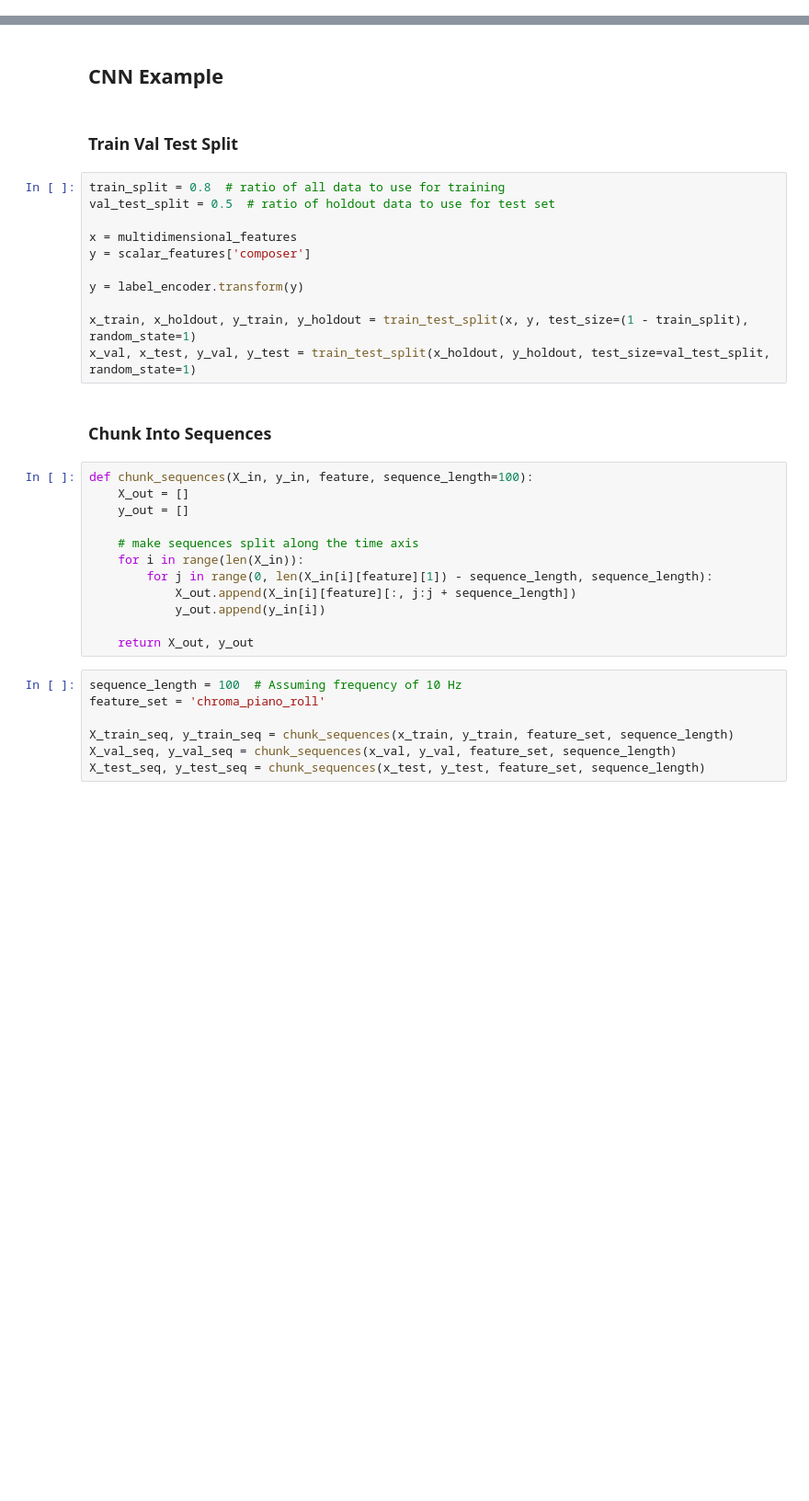
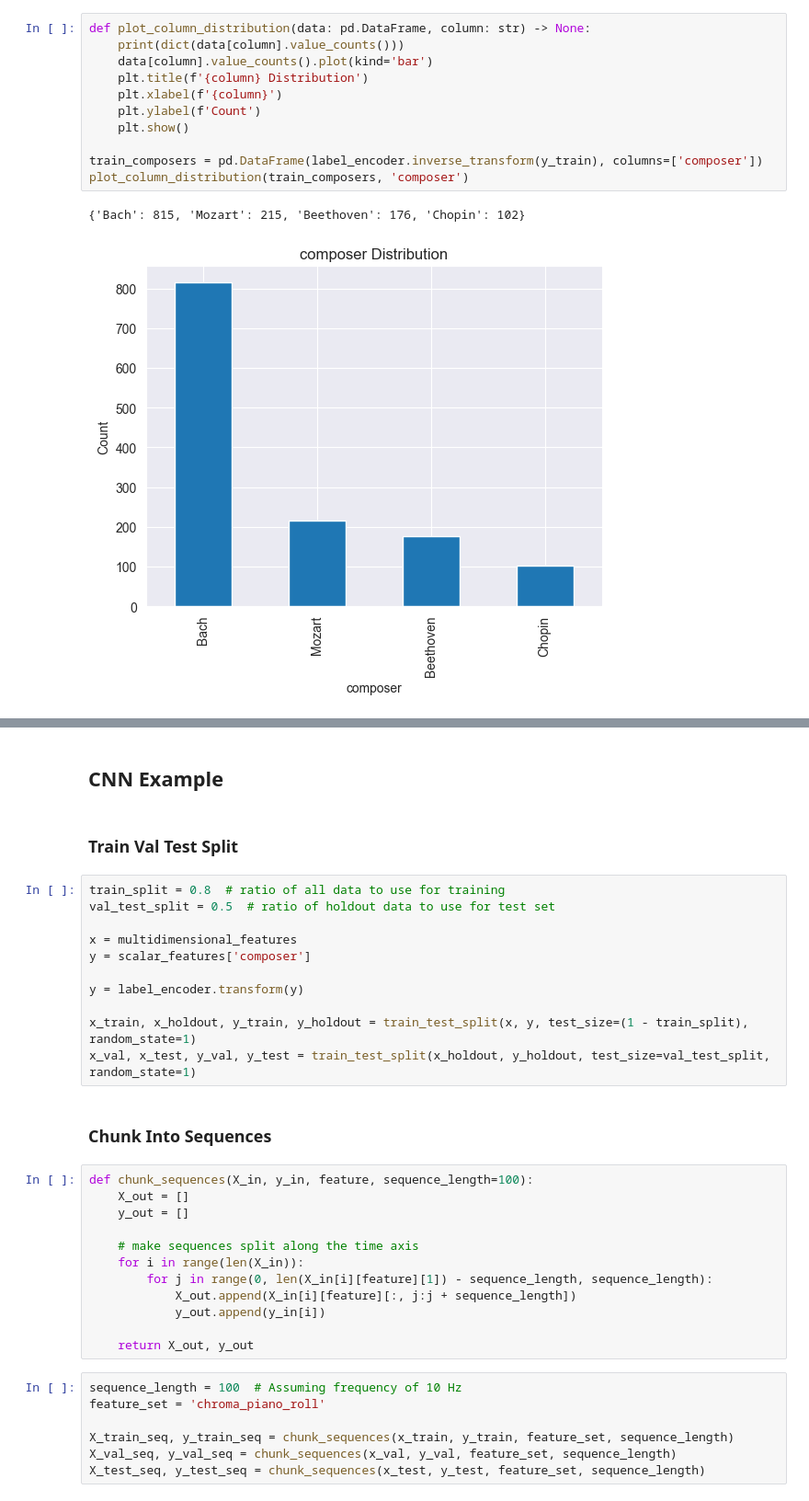
Before and after one commit to dcode15/ms-aai-511-final-project, a Jupyter notebook: src/example.ipynb, the cells around one changed output, grey strips where cells are left out. Shown at 92% size. Cells and saved outputs as stored; diff of their text form; blank space fills up the shorter version.

```diff
--- a/src/example.ipynb
+++ b/src/example.ipynb
@@ -40 +52,15 @@ Pitch Class Transition Matrix Shape: (12, 12)
+# %%
+def plot_column_distribution(data: pd.DataFrame, column: str) -> None:
+    print(dict(data[column].value_counts()))
+    data[column].value_counts().plot(kind='bar')
+    plt.title(f'{column} Distribution')
+    plt.xlabel(f'{column}')
+    plt.ylabel(f'Count')
+    plt.show()
+
+train_composers = pd.DataFrame(label_encoder.inverse_transform(y_train), columns=['composer'])
+plot_column_distribution(train_composers, 'composer')
+# %% [output]
+{'Bach': 815, 'Mozart': 215, 'Beethoven': 176, 'Chopin': 102}
+[figure, added]
 # %%
```
Also changed, not shown: parts of 9 cells of this notebook, 1 other file.
